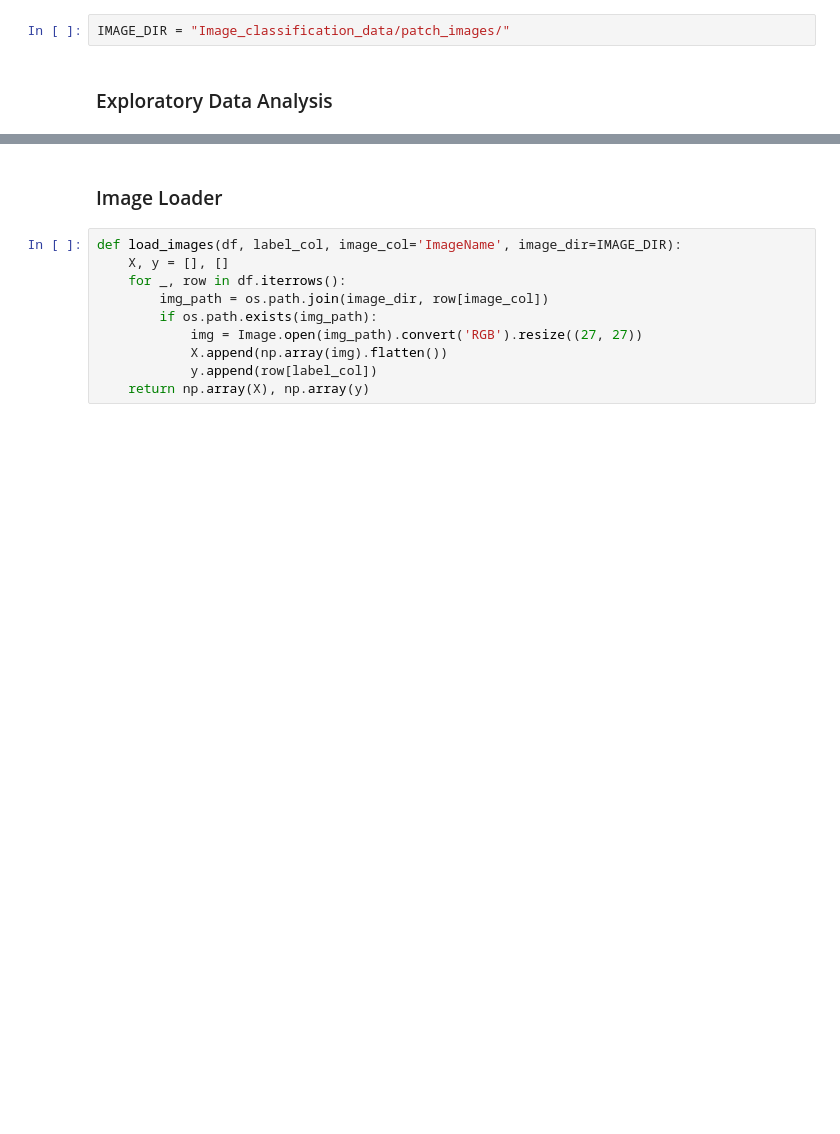
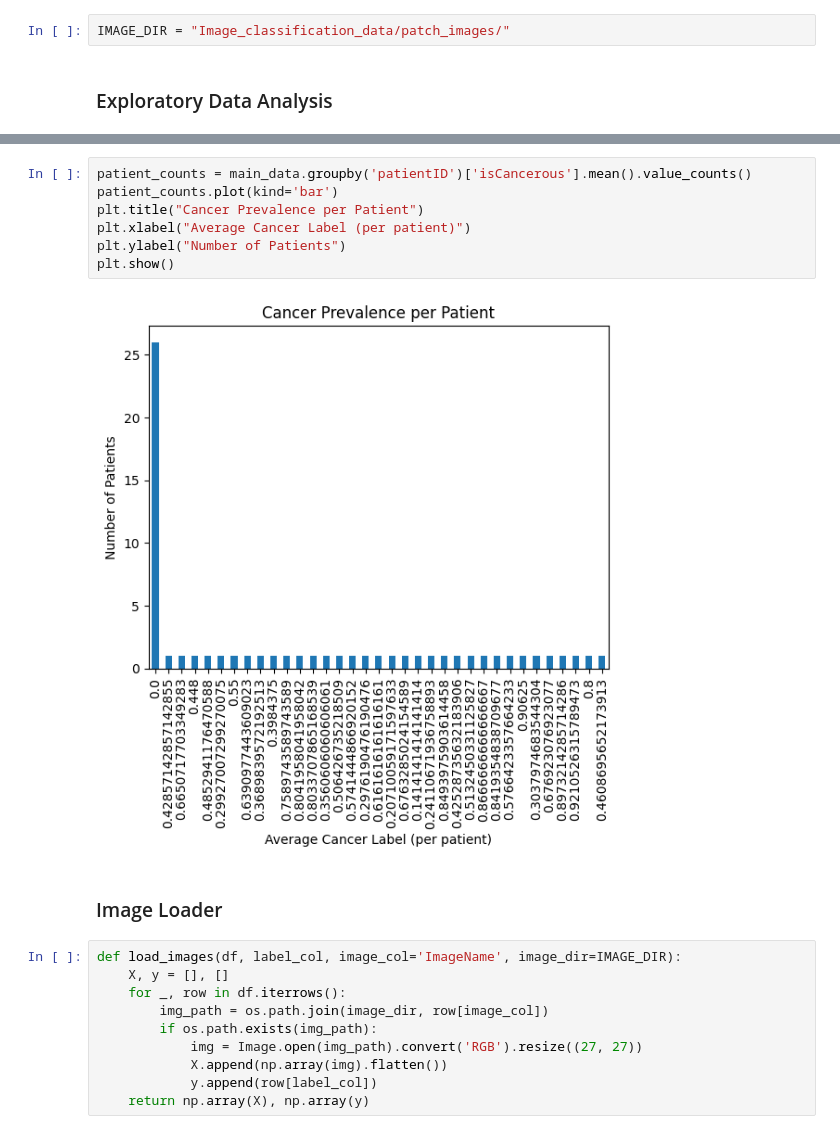
Before and after one commit to aryabad/ML_A2, a Jupyter notebook: ML_A2_95.ipynb, the cells around one changed output, grey strips where cells are left out. Drawn from its saved outputs; the diff is of its cells as text; blank space fills up the shorter version.

```diff
--- a/ML_A2_95.ipynb
+++ b/ML_A2_95.ipynb
@@ -89,3 +97,12 @@ plt.show()
+# %%
+patient_counts = main_data.groupby('patientID')['isCancerous'].mean().value_counts()
+patient_counts.plot(kind='bar')
+plt.title("Cancer Prevalence per Patient")
+plt.xlabel("Average Cancer Label (per patient)")
+plt.ylabel("Number of Patients")
+plt.show()
+# %% [output]
+[figure, added]
 # %% [markdown]
 ### Image Loader
 # %%
```
Also changed, not shown: parts of 1 cell of this notebook.
